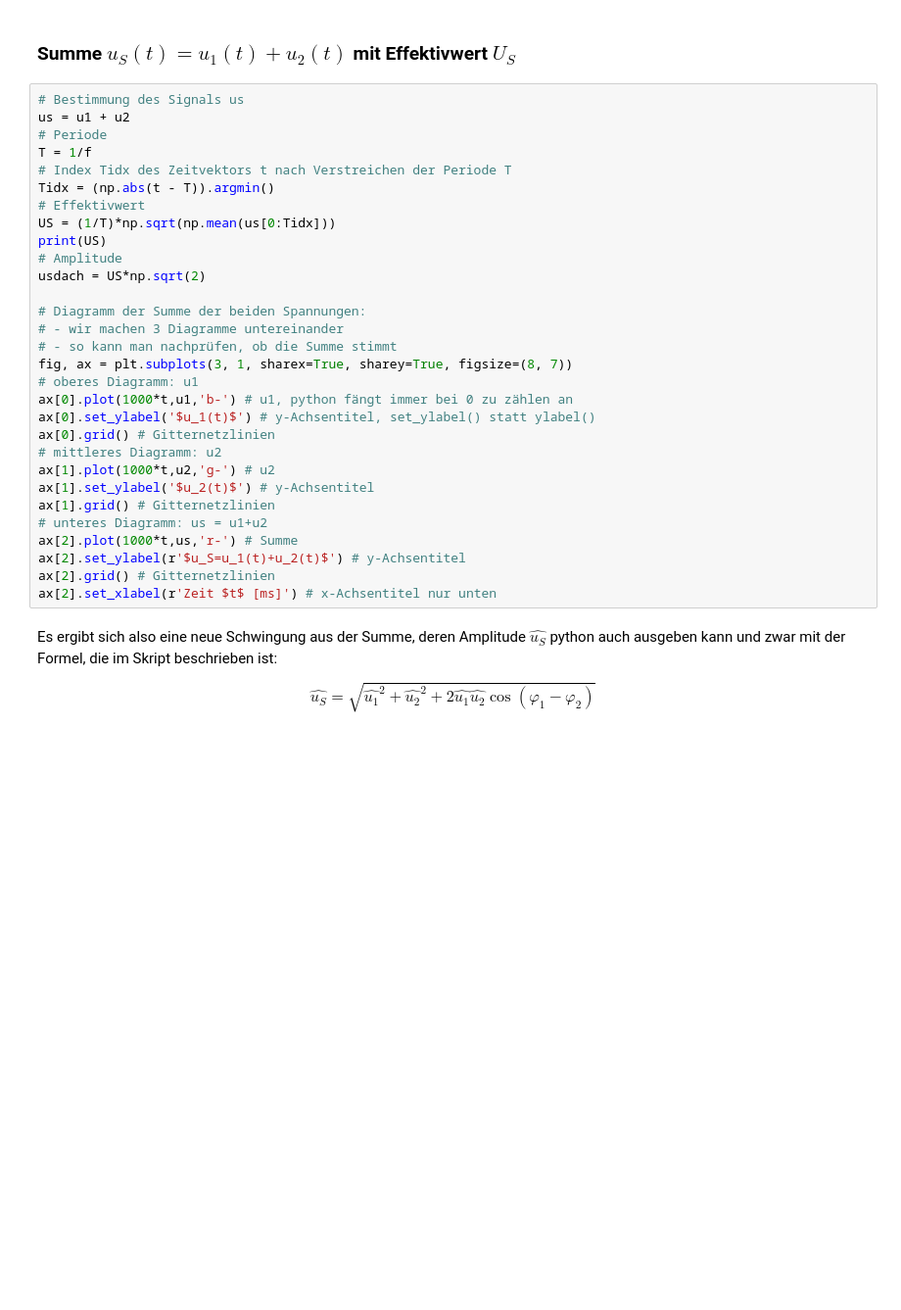
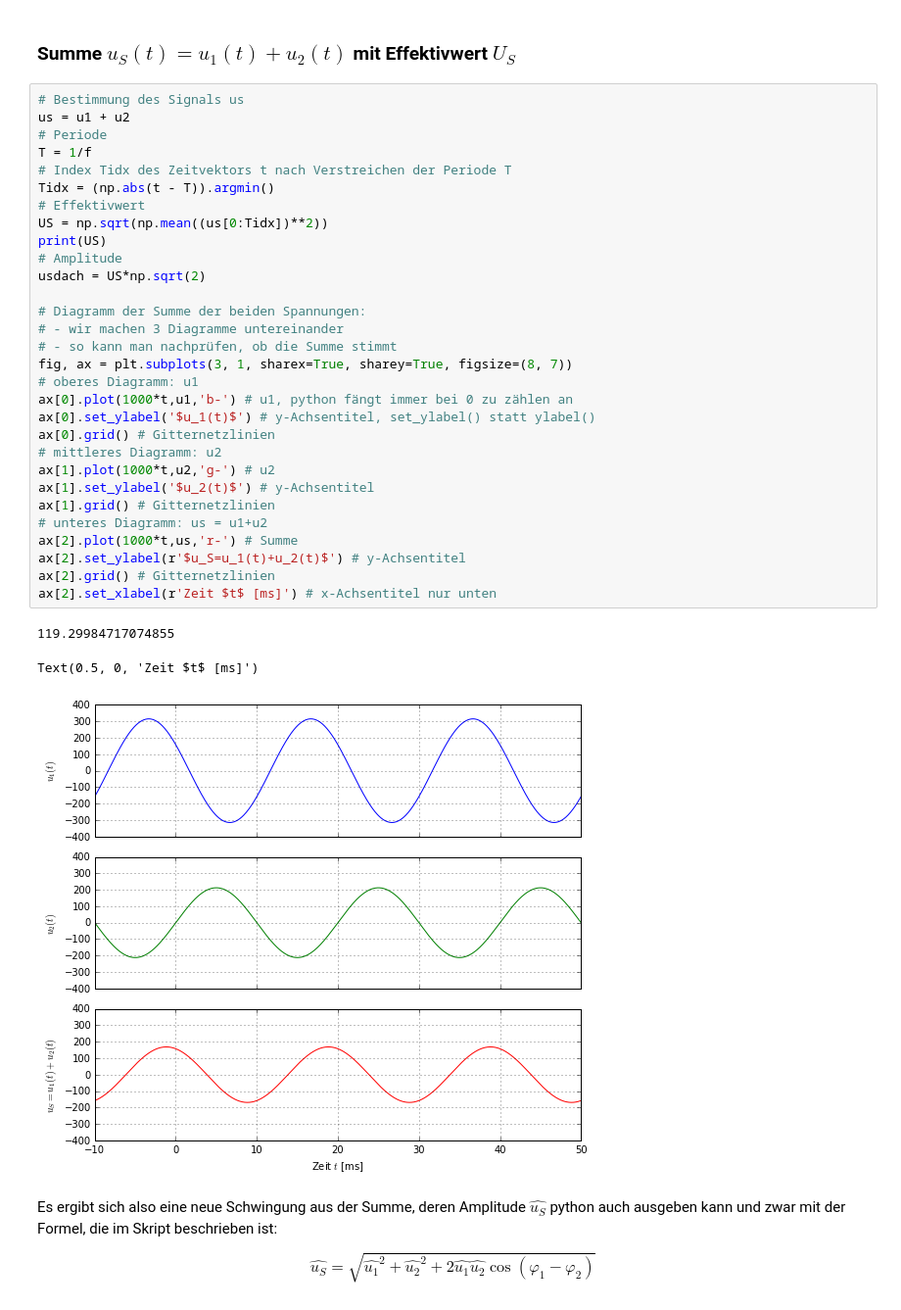
Before and after one commit to Olympiacus/GE2, a Jupyter notebook: 04GE2_komplexezahlen.ipynb, the cells around one changed output. Shown at 98% size. Cells and saved outputs as stored; diff of their text form; blank space fills up the shorter version.

```diff
--- a/04GE2_komplexezahlen.ipynb
+++ b/04GE2_komplexezahlen.ipynb
@@ -76,33 +82,37 @@ plt.legend(loc='best') # Legende
 # %%
 # Bestimmung des Signals us
 us = u1 + u2
 # Periode
 T = 1/f
 # Index Tidx des Zeitvektors t nach Verstreichen der Periode T
 Tidx = (np.abs(t - T)).argmin()
 # Effektivwert
-US = (1/T)*np.sqrt(np.mean(us[0:Tidx]))
+US = np.sqrt(np.mean((us[0:Tidx])**2))
 print(US)
 # Amplitude
 usdach = US*np.sqrt(2)
 
 # Diagramm der Summe der beiden Spannungen:
 # - wir machen 3 Diagramme untereinander
 # - so kann man nachprüfen, ob die Summe stimmt
 fig, ax = plt.subplots(3, 1, sharex=True, sharey=True, figsize=(8, 7))
 # oberes Diagramm: u1
 ax[0].plot(1000*t,u1,'b-') # u1, python fängt immer bei 0 zu zählen an
 ax[0].set_ylabel('$u_1(t)$') # y-Achsentitel, set_ylabel() statt ylabel()
 ax[0].grid() # Gitternetzlinien
 # mittleres Diagramm: u2
 ax[1].plot(1000*t,u2,'g-') # u2
 ax[1].set_ylabel('$u_2(t)$') # y-Achsentitel
 ax[1].grid() # Gitternetzlinien
 # unteres Diagramm: us = u1+u2
 ax[2].plot(1000*t,us,'r-') # Summe
 ax[2].set_ylabel(r'$u_S=u_1(t)+u_2(t)$') # y-Achsentitel
 ax[2].grid() # Gitternetzlinien
 ax[2].set_xlabel(r'Zeit $t$ [ms]') # x-Achsentitel nur unten
+# %% [output]
+119.29984717074855
+Text(0.5, 0, 'Zeit $t$ [ms]')
+[figure, added]
 # %% [markdown]
 Es ergibt sich also eine neue Schwingung aus der Summe, deren Amplitude $\hat{u_S}$ python auch ausgeben kann und zwar mit der Formel, die im Skript beschrieben ist:
 
```
Also changed, not shown: parts of 7 cells of this notebook.
